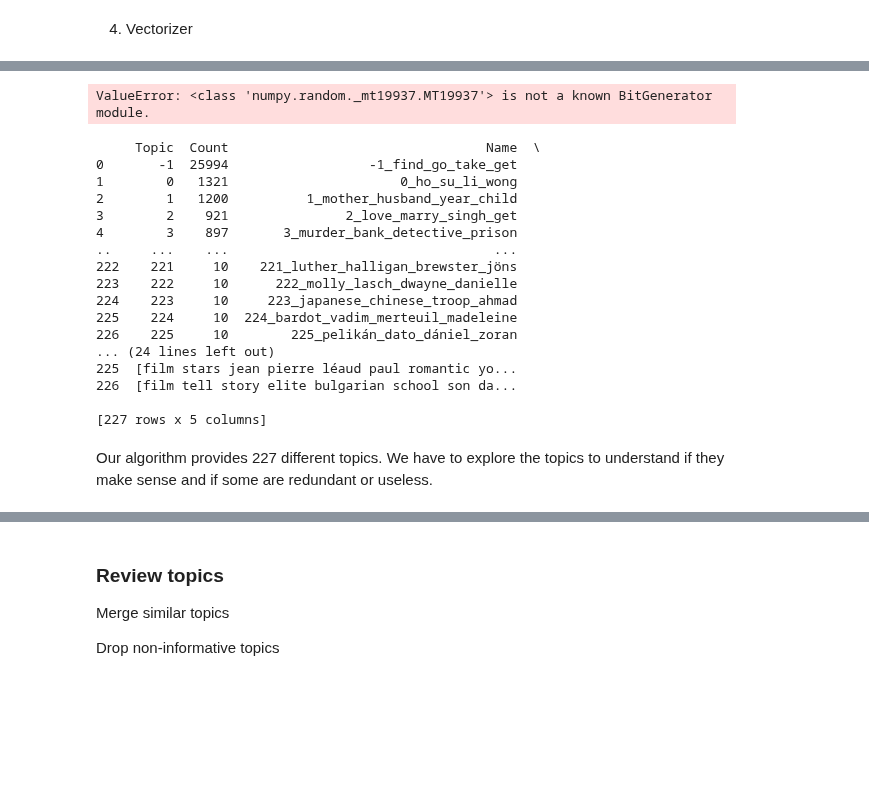
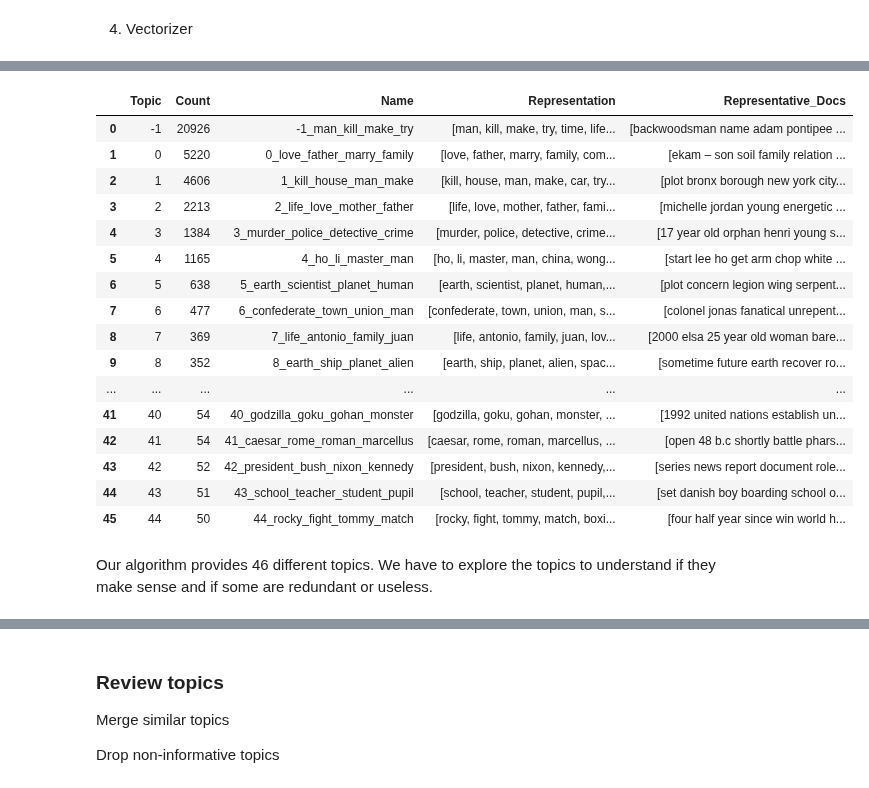
Before and after one commit to epfl-ada/ada-2024-project-teamcsx24, a Jupyter notebook: src/models/topicModeling.ipynb, the cells around one changed output, grey strips where cells are left out. Cells and saved outputs as stored; diff of their text form; code cells hidden in the pictures; blank space fills up the shorter version.

```diff
--- a/src/models/topicModeling.ipynb
+++ b/src/models/topicModeling.ipynb
@@ -129,7 +139,11 @@ hdbscan_model = HDBSCAN(min_cluster_size=50, metric='euclidean', cluster_selecti
 vectorizer_model = CountVectorizer(stop_words="english", min_df=2, ngram_range=(1, 2))
 # %%
 # Create the model
-topic_model = BERTopic(embedding_model=embedding_model, hdbscan_model=hdbscan_model, verbose=True)
+topic_model = BERTopic(embedding_model=embedding_model,
+                       umap_model=umap_model,
+                       hdbscan_model=hdbscan_model,
+                       vectorizer_model=vectorizer_model,
+                       verbose=True)
 
 # Fit the model
 topics, probabilities = topic_model.fit_transform(docs)
@@ -151,33 +165,27 @@ topic_model.save("topic_model_min_cluster_size_50")
 # %%
-# Load the model
-topic_model = BERTopic.load("topic_model")
+# Print the topics
 topic_info = topic_model.get_topic_info()
+topic_info
 # %% [output]
-ValueError: <class 'numpy.random._mt19937.MT19937'> is not a known BitGenerator module.
+|  | Topic | Count | Name | Representation | Representative_Docs |
+| 0 | -1 | 20926 | -1_man_kill_make_try | [man, kill, make, try, time, life... | [backwoodsman name adam pontipee ... |
+| 1 | 0 | 5220 | 0_love_father_marry_family | [love, father, marry, family, com... | [ekam – son soil family relation ... |
+| 2 | 1 | 4606 | 1_kill_house_man_make | [kill, house, man, make, car, try... | [plot bronx borough new york city... |
+| 3 | 2 | 2213 | 2_life_love_mother_father | [life, love, mother, father, fami... | [michelle jordan young energetic ... |
+| 4 | 3 | 1384 | 3_murder_police_detective_crime | [murder, police, detective, crime... | [17 year old orphan henri young s... |
+| 5 | 4 | 1165 | 4_ho_li_master_man | [ho, li, master, man, china, wong... | [start lee ho get arm chop white ... |
+| 6 | 5 | 638 | 5_earth_scientist_planet_human | [earth, scientist, planet, human,... | [plot concern legion wing serpent... |
+| 7 | 6 | 477 | 6_confederate_town_union_man | [confederate, town, union, man, s... | [colonel jonas fanatical unrepent... |
+| 8 | 7 | 369 | 7_life_antonio_family_juan | [life, antonio, family, juan, lov... | [2000 elsa 25 year old woman bare... |
+| 9 | 8 | 352 | 8_earth_ship_planet_alien | [earth, ship, planet, alien, spac... | [sometime future earth recover ro... |
+| ... | ... | ... | ... | ... | ... |
+| 41 | 40 | 54 | 40_godzilla_goku_gohan_monster | [godzilla, goku, gohan, monster, ... | [1992 united nations establish un... |
+| 42 | 41 | 54 | 41_caesar_rome_roman_marcellus | [caesar, rome, roman, marcellus, ... | [open 48 b.c shortly battle phars... |
+| 43 | 42 | 52 | 42_president_bush_nixon_kennedy | [president, bush, nixon, kennedy,... | [series news report document role... |
+| 44 | 43 | 51 | 43_school_teacher_student_pupil | [school, teacher, student, pupil,... | [set danish boy boarding school o... |
+| 45 | 44 | 50 | 44_rocky_fight_tommy_match | [rocky, fight, tommy, match, boxi... | [four half year since win world h... |
-# %%
-# Print the topics
-topic_info = topic_model.get_topic_info()
-print(topic_info)
-# %% [output]
-     Topic  Count                                 Name  \
-0       -1  25994                  -1_find_go_take_get
-1        0   1321                      0_ho_su_li_wong
-2        1   1200          1_mother_husband_year_child
-3        2    921               2_love_marry_singh_get
-4        3    897       3_murder_bank_detective_prison
-..     ...    ...                                  ...
-222    221     10    221_luther_halligan_brewster_jöns
-223    222     10      222_molly_lasch_dwayne_danielle
-224    223     10     223_japanese_chinese_troop_ahmad
-225    224     10  224_bardot_vadim_merteuil_madeleine
-226    225     10        225_pelikán_dato_dániel_zoran
-... (24 lines left out)
-225  [film stars jean pierre léaud paul romantic yo...
-226  [film tell story elite bulgarian school son da...
-
-[227 rows x 5 columns]
 # %% [markdown]
-Our algorithm provides 227 different topics. We have to explore the topics to understand if they make sense and if some are redundant or useless.
+Our algorithm provides 46 different topics. We have to explore the topics to understand if they make sense and if some are redundant or useless.
 # %%
 # Visualise topics by dominant words
 topic_model.visualize_barchart()
```
Also changed, not shown: parts of 22 cells of this notebook, 5 other files.
